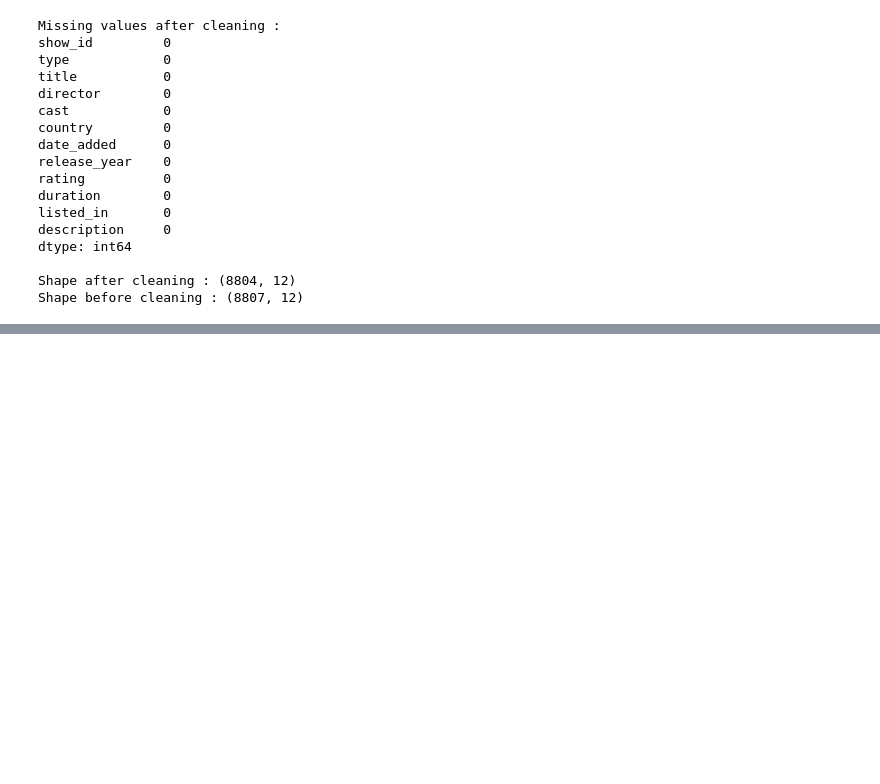
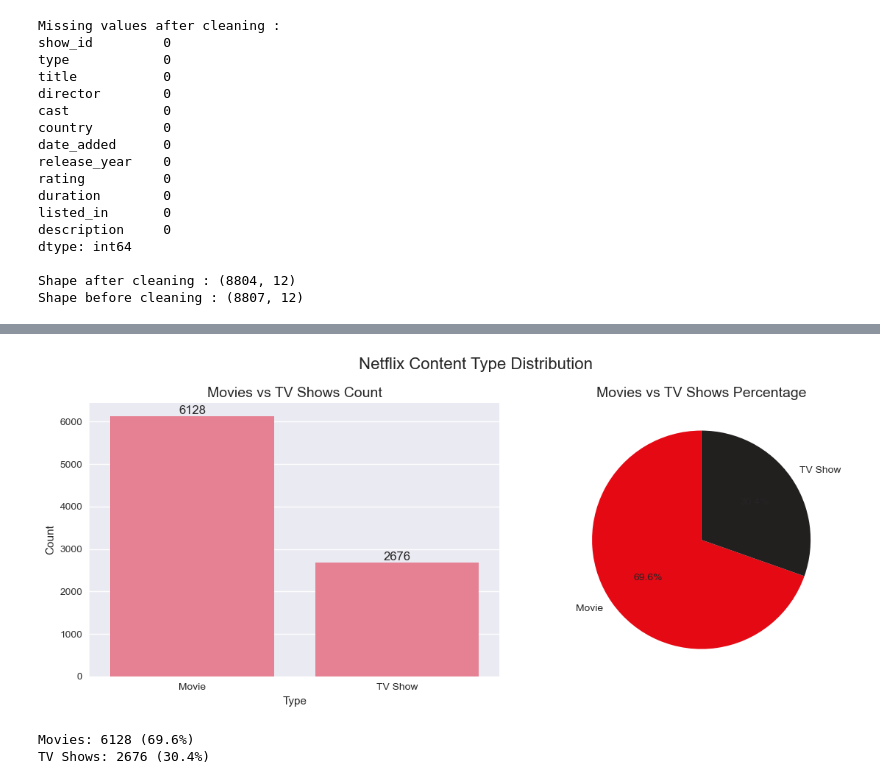
Before and after one commit to sesathrajapaksha-dev/netflix-analysis, a Jupyter notebook: netflix_analysis.ipynb, the cells around one changed output, grey strips where cells are left out. Cells and saved outputs as stored; diff of their text form; code cells hidden in the pictures; blank space fills up the shorter version.

```diff
--- a/netflix_analysis.ipynb
+++ b/netflix_analysis.ipynb
@@ -140,3 +140,15 @@ dtype: int64
 
 Shape after cleaning : (8804, 12)
 Shape before cleaning : (8807, 12)
+# %%
+df_clean['date_added']=pd.to_datetime(
+    df_clean['date_added'],
+    errors='coerce'
+)
+
+df_clean['year_added']=df_clean['date_added'].dt.year
+df_clean['month_added']=df_clean['date_added'].dt.month
+df_clean['month_name']=df_clean['date_added'].dt.strftime('%B')
+
+print(df_clean[['date_added', 'year_added',
+                'month_added', 'month_name']].head(10))
@@ -142,0 +193,32 @@ Shape before cleaning : (8807, 12)
+# %%
+type_counts = df_clean['type'].value_counts()
+
+fig, (ax1, ax2) = plt.subplots(1, 2, figsize=(12, 5))
+
+sns.barplot(x=type_counts.index, y=type_counts.values, ax=ax1)
+ax1.set_title('Movies vs TV Shows Count', fontsize=14)
+ax1.set_xlabel('Type')
+ax1.set_ylabel('Count')
+for i, v in enumerate(type_counts.values):
+    ax1.text(i, v + 50, str(v), ha='center', fontsize=12)
+
+ax2.pie(
+    type_counts.values,
+    labels=type_counts.index,
+    autopct='%1.1f%%',
+    colors=['#E50914', '#221F1F'],
+    startangle=90
+)
+ax2.set_title('Movies vs TV Shows Percentage', fontsize=14)
+
+plt.suptitle('Netflix Content Type Distribution', fontsize=16)
+plt.tight_layout()
+plt.savefig('images/content_type.png', bbox_inches='tight')
+plt.show()
+
+print(f"Movies: {type_counts['Movie']} ({type_counts['Movie']/len(df_clean)*100:.1f}%)")
+print(f"TV Shows: {type_counts['TV Show']} ({type_counts['TV Show']/len(df_clean)*100:.1f}%)")
+# %% [output]
+[figure, added]
+Movies: 6128 (69.6%)
+TV Shows: 2676 (30.4%)
```
Also changed, not shown: parts of 3 cells of this notebook, 2 other files.
